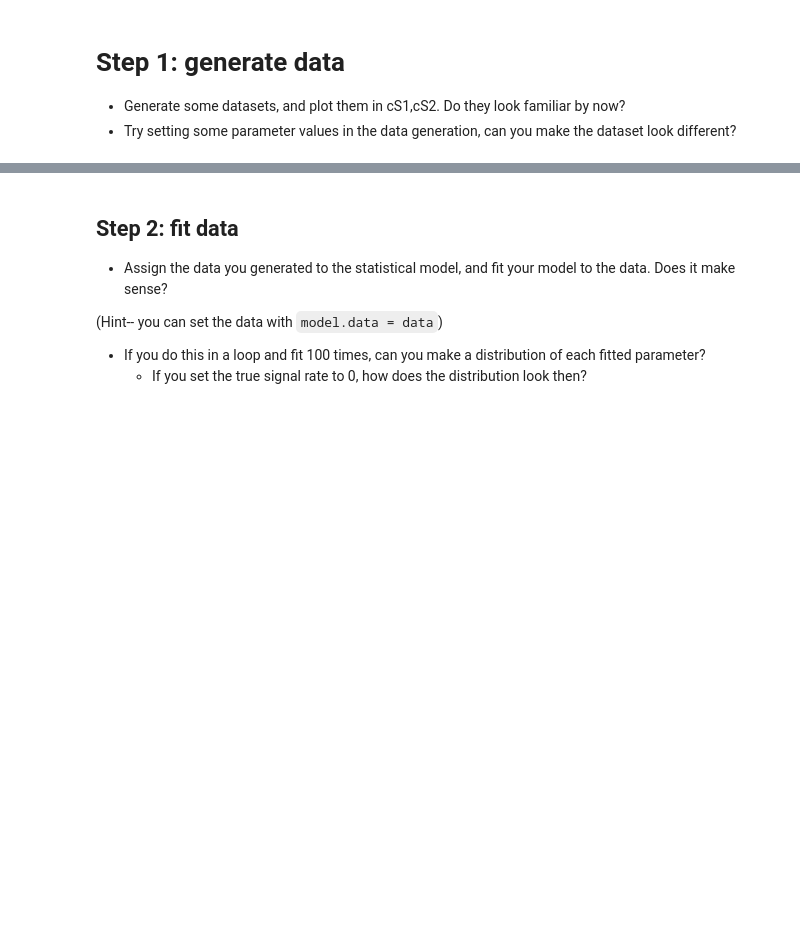
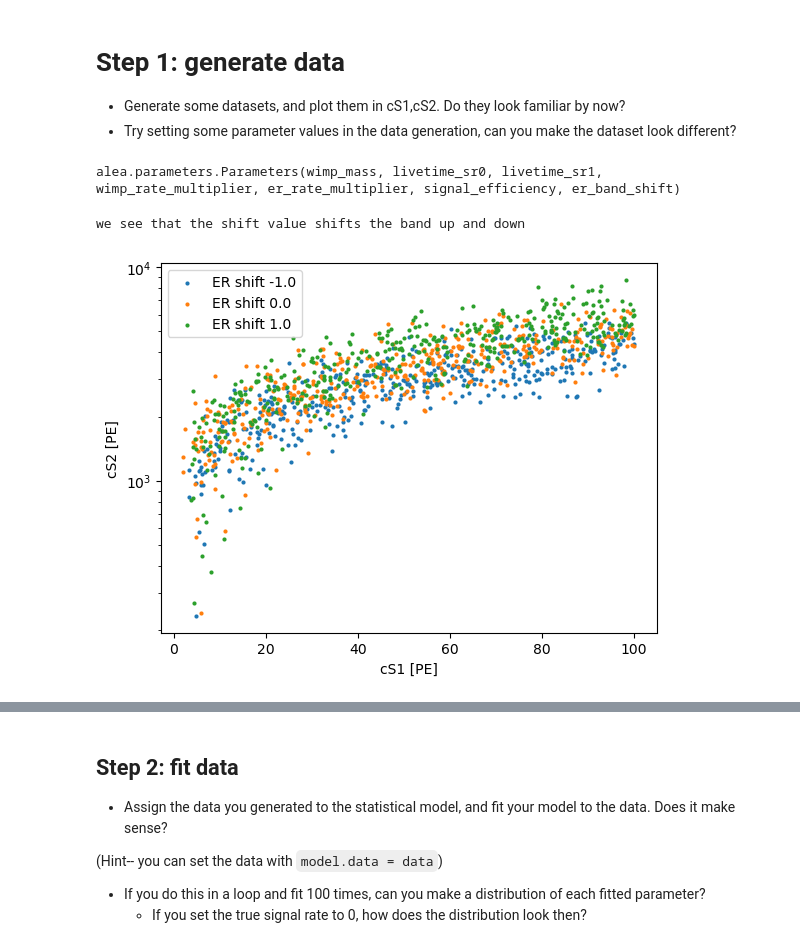
Before and after one commit to kdund/direct_detection_ictp_2026, a Jupyter notebook: lxe_likelihood_example.ipynb, the cells around one changed output, grey strips where cells are left out. Drawn from its saved outputs; the diff is of its cells as text; code cells hidden in the pictures; blank space fills up the shorter version.

```diff
--- a/lxe_likelihood_example.ipynb
+++ b/lxe_likelihood_example.ipynb
@@ -47,5 +134,5 @@ plt.show()
 
 
 config = load_yaml(alea_config_path) #you can modify this config to your liking!
-config["parameter_definition"]["wimp_mass"]["nominal_value"] = 10
+config["parameter_definition"]["wimp_mass"]["nominal_value"] = 50
 model = BlueiceExtendedModel(**config)
@@ -86,3 +227,24 @@ model.confidence_interval?
 
 - Generate some datasets, and plot them in cS1,cS2. Do they look familiar by now?
 - Try setting some parameter values in the data generation, can you make the dataset look different?
+# %%
+#the model has several parameters, you can have a look at them here:
+model.parameters
+# %% [output]
+alea.parameters.Parameters(wimp_mass, livetime_sr0, livetime_sr1, wimp_rate_multiplier, er_rate_multiplier, signal_efficiency, er_band_shift)
+# %%
+#the data is a dict of arrays; the two first represents two science runs
+plt.clf()
+for er_band_shift in [-1,0,1]:
+    data = model.generate_data(er_band_shift=er_band_shift)
+    all_data = np.concatenate([data["sr0"], data["sr1"]])
+    plt.scatter(all_data["cs1"], all_data["cs2"], marker=".",lw=0,label="ER shift {:.1f}".format(er_band_shift))
+plt.yscale("log")
+plt.legend()
+plt.xlabel("cS1 [PE]")
+plt.ylabel("cS2 [PE]")
+print("we see that the shift value shifts the band up and down")
+plt.show()
+# %% [output]
+we see that the shift value shifts the band up and down
+[figure, added]
```
Also changed, not shown: parts of 28 cells of this notebook.
